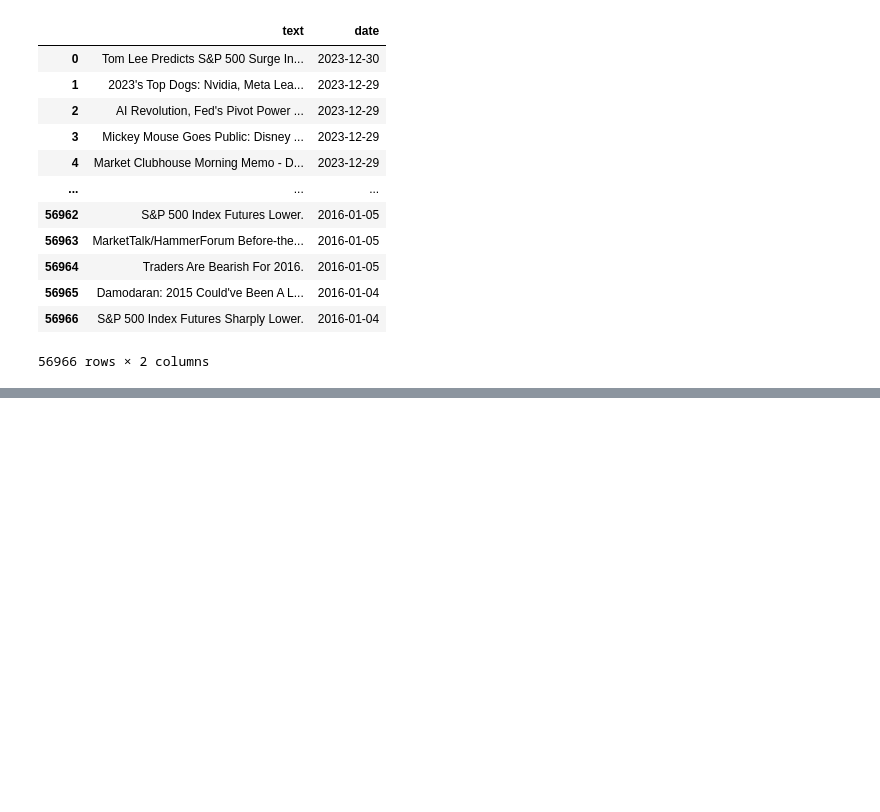
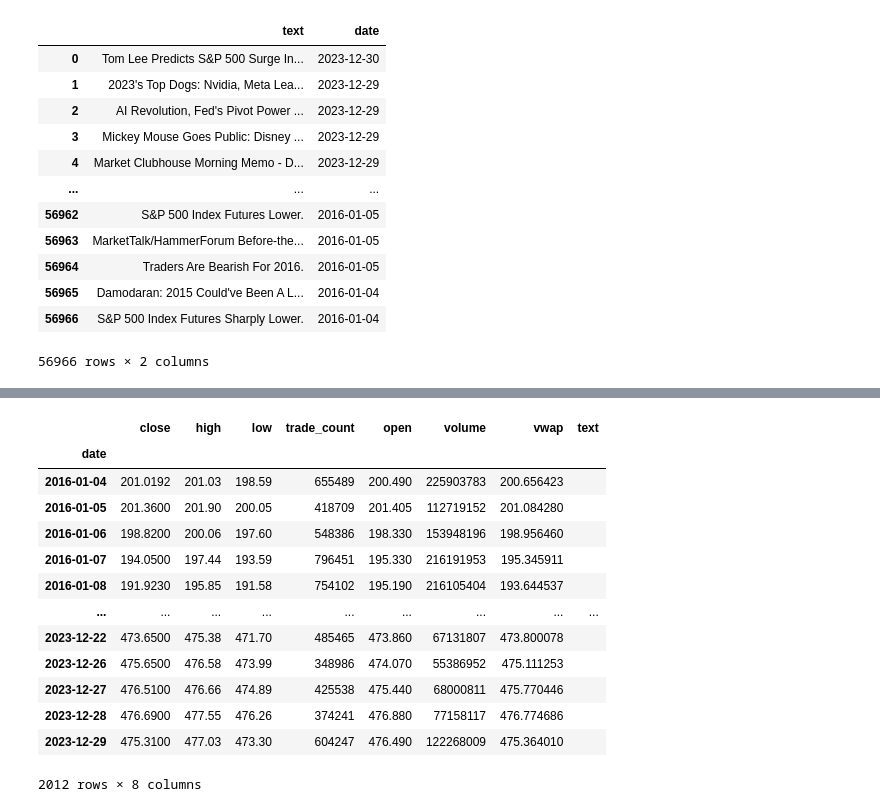
Before and after one commit to NimaJafariComp/StonksMachine, a Jupyter notebook: Models/Sentiment_Model/Training/main_pytorch.ipynb, the cells around one changed output, grey strips where cells are left out. Drawn from its saved outputs; the diff is of its cells as text; code cells hidden in the pictures; blank space fills up the shorter version.

```diff
--- a/Models/Sentiment_Model/Training/main_pytorch.ipynb
+++ b/Models/Sentiment_Model/Training/main_pytorch.ipynb
@@ -103,23 +113,0 @@ news_data
-# %%
-news_data_s = news_data.groupby(news_data.index).agg({'text': ' '.join})
-
-# Create a complete date range to reindex news_data
-complete_date_range = pd.date_range(start=market_data.index.min(), end=market_data.index.max(), freq='B')
-
-# Reindex news_data with the complete date range
-news_data_ffill = news_data_s.reindex(complete_date_range).fillna(method='ffill')
-
-# Convert the reindexed data back into DataFrame and rename columns
-news_data_ffill = news_data_ffill.reset_index().rename(columns={'index': 'date'})
-market_data = market_data.reset_index().rename(columns={'index': 'date'})
-
-# Ensure 'date' columns are of type datetime64[ns]
-news_data_ffill['date'] = pd.to_datetime(news_data_ffill['date'])
-market_data['date'] = pd.to_datetime(market_data['date'])
-
-# Merge DataFrames on 'date'
-merged_data = pd.merge(market_data, news_data_ffill, on='date', how='left')
-
-# Set 'date' back as index if needed
-merged_data = merged_data.set_index('date')
-merged_data
@@ -257,0 +117,16 @@ merged_data['text'].iloc[5]
+# %%
+news_data_s = news_data.groupby(news_data.index).agg({'text': ' '.join})
+
+# news_data_s = news_data_s.reset_index()
+
+# # Rename the new column if needed
+# news_data_s = news_data_s.rename(columns={'index': 'date'})
+
+# market_data_s = market_data.reset_index()
+
+# # Rename the new column if needed
+# market_data_s = market_data_s.rename(columns={'index': 'date'})
+market_data_s = market_data.copy()
+market_data_s['text'] = ""
+
+news_data_s.head(10)
@@ -257,0 +146,17 @@ merged_data['text'].iloc[5]
+# %%
+market_data_s
+# %% [output]
+|  | close | high | low | trade_count | open | volume | vwap | text |
+| date |  |  |  |  |  |  |  |  |
+| 2016-01-04 | 201.0192 | 201.03 | 198.59 | 655489 | 200.490 | 225903783 | 200.656423 |  |
+| 2016-01-05 | 201.3600 | 201.90 | 200.05 | 418709 | 201.405 | 112719152 | 201.084280 |  |
+| 2016-01-06 | 198.8200 | 200.06 | 197.60 | 548386 | 198.330 | 153948196 | 198.956460 |  |
+| 2016-01-07 | 194.0500 | 197.44 | 193.59 | 796451 | 195.330 | 216191953 | 195.345911 |  |
+| 2016-01-08 | 191.9230 | 195.85 | 191.58 | 754102 | 195.190 | 216105404 | 193.644537 |  |
+| ... | ... | ... | ... | ... | ... | ... | ... | ... |
+| 2023-12-22 | 473.6500 | 475.38 | 471.70 | 485465 | 473.860 | 67131807 | 473.800078 |  |
+| 2023-12-26 | 475.6500 | 476.58 | 473.99 | 348986 | 474.070 | 55386952 | 475.111253 |  |
+| 2023-12-27 | 476.5100 | 476.66 | 474.89 | 425538 | 475.440 | 68000811 | 475.770446 |  |
+| 2023-12-28 | 476.6900 | 477.55 | 476.26 | 374241 | 476.880 | 77158117 | 476.774686 |  |
+| 2023-12-29 | 475.3100 | 477.03 | 473.30 | 604247 | 476.490 | 122268009 | 475.364010 |  |
+2012 rows × 8 columns
```
Also changed, not shown: parts of 24 cells of this notebook.
